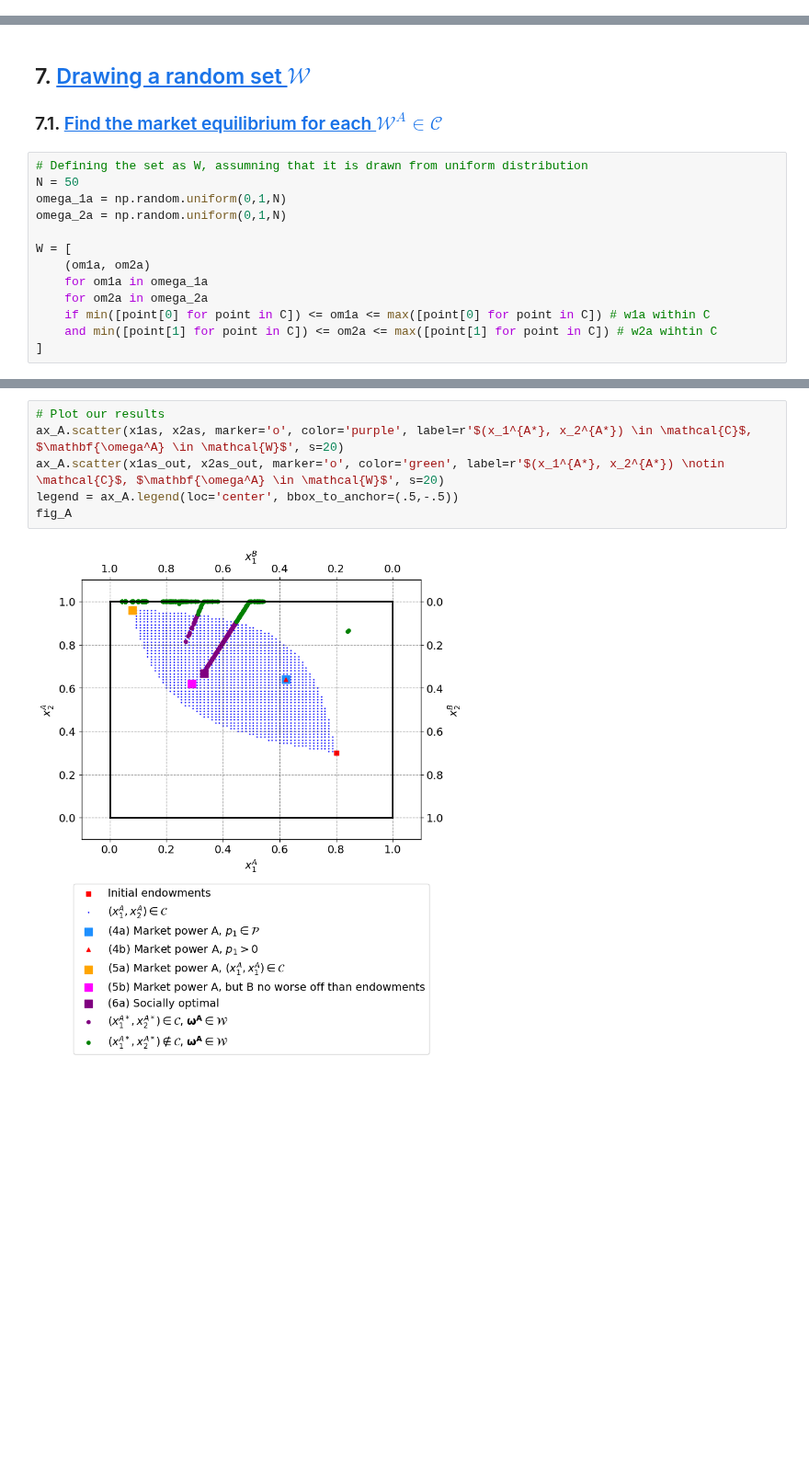
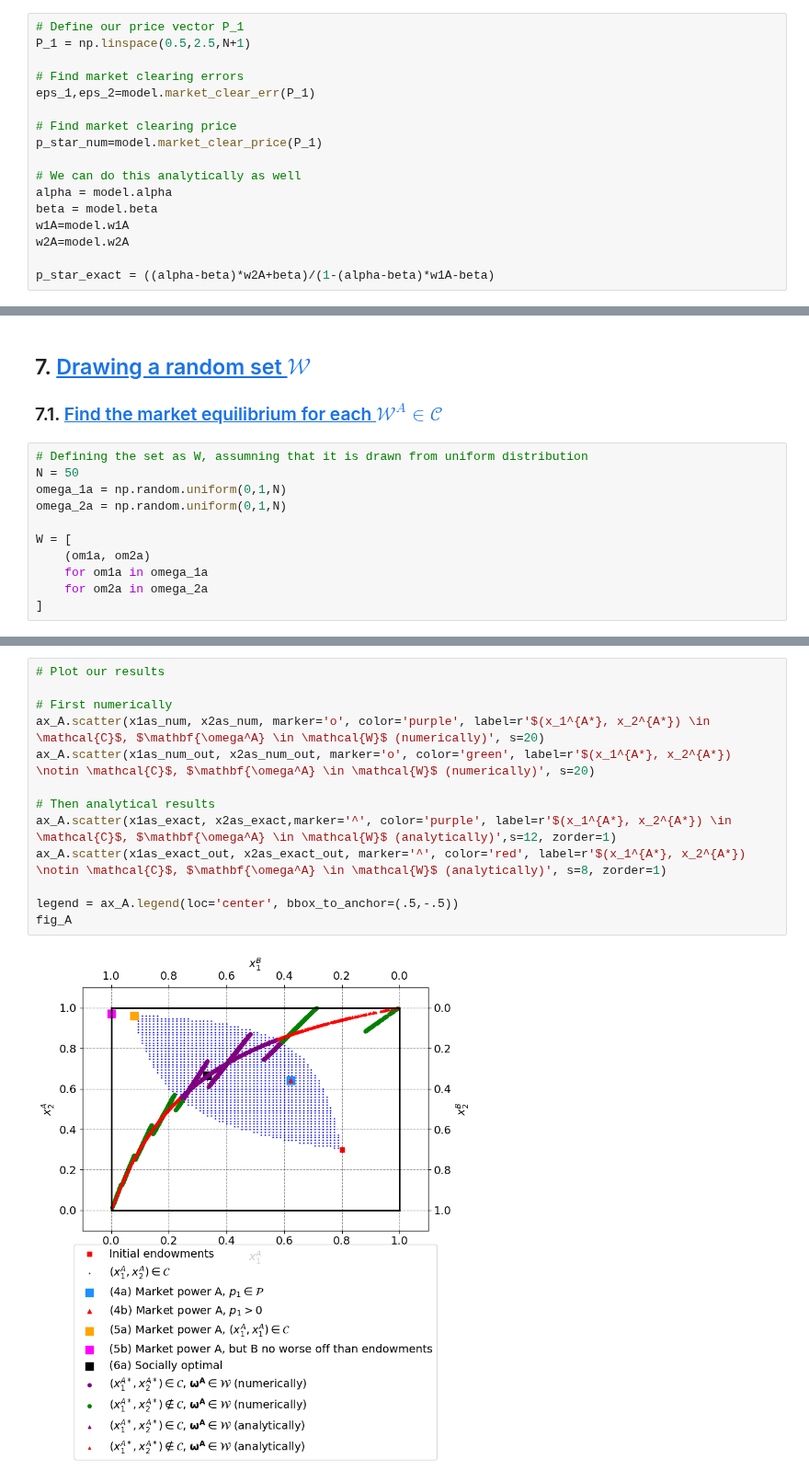
Before and after one commit to NumEconCopenhagen/projects-2024-jbh, a Jupyter notebook: inauguralproject/inauguralproject.ipynb, the cells around one changed output, grey strips where cells are left out. Shown at 92% size. Cells and saved outputs as stored; diff of their text form; blank space fills up the shorter version.

Commit message:
change self, no autoupd. added num+exact sols

```diff
--- a/inauguralproject/inauguralproject.ipynb
+++ b/inauguralproject/inauguralproject.ipynb
@@ -148,3 +138,20 @@ min_err_exact=abs(eps_1_ana).min()
+# %%
+# Define our price vector P_1
+P_1 = np.linspace(0.5,2.5,N+1)
+
+# Find market clearing errors
+eps_1,eps_2=model.market_clear_err(P_1)
+
+# Find market clearing price
+p_star_num=model.market_clear_price(P_1)
+
+# We can do this analytically as well
+alpha = model.alpha
+beta = model.beta
+w1A=model.w1A
+w2A=model.w2A
+
+p_star_exact = ((alpha-beta)*w2A+beta)/(1-(alpha-beta)*w1A-beta)
 # %%
 fig,ax = plt.subplots(tight_layout=True)
 ax.plot(P_1, eps_1, label=r'$\epsilon_1(\mathbf{p}, \mathbf{\omega})$')
@@ -454,8 +466,6 @@ W = [
     (om1a, om2a)
     for om1a in omega_1a
     for om2a in omega_2a
-    if min([point[0] for point in C]) <= om1a <= max([point[0] for point in C]) # w1a within C
-    and min([point[1] for point in C]) <= om2a <= max([point[1] for point in C]) # w2a wihtin C
 ]
 # %%
 # Model instantiate
@@ -505,11 +545,18 @@ for om1a,om2a in W:
 # %%
 # Plot our results
-ax_A.scatter(x1as, x2as, marker='o', color='purple', label=r'$(x_1^{A*}, x_2^{A*}) \in \mathcal{C}$, $\mathbf{\omega^A} \in \mathcal{W}$', s=20)
-ax_A.scatter(x1as_out, x2as_out, marker='o', color='green', label=r'$(x_1^{A*}, x_2^{A*}) \notin \mathcal{C}$, $\mathbf{\omega^A} \in \mathcal{W}$', s=20)
+
+# First numerically
+ax_A.scatter(x1as_num, x2as_num, marker='o', color='purple', label=r'$(x_1^{A*}, x_2^{A*}) \in \mathcal{C}$, $\mathbf{\omega^A} \in \mathcal{W}$ (numerically)', s=20)
+ax_A.scatter(x1as_num_out, x2as_num_out, marker='o', color='green', label=r'$(x_1^{A*}, x_2^{A*}) \notin \mathcal{C}$, $\mathbf{\omega^A} \in \mathcal{W}$ (numerically)', s=20)
+
+# Then analytical results
+ax_A.scatter(x1as_exact, x2as_exact,marker='^', color='purple', label=r'$(x_1^{A*}, x_2^{A*}) \in \mathcal{C}$, $\mathbf{\omega^A} \in \mathcal{W}$ (analytically)',s=12, zorder=1)
+ax_A.scatter(x1as_exact_out, x2as_exact_out, marker='^', color='red', label=r'$(x_1^{A*}, x_2^{A*}) \notin \mathcal{C}$, $\mathbf{\omega^A} \in \mathcal{W}$ (analytically)', s=8, zorder=1)
+
 legend = ax_A.legend(loc='center', bbox_to_anchor=(.5,-.5))
 fig_A
 # %% [output]
-[figure, old version]
+[figure, new version]
 # %% [markdown]
 **Final thoughts**
 
```
Also changed, not shown: parts of 17 cells of this notebook, 1 other file.
